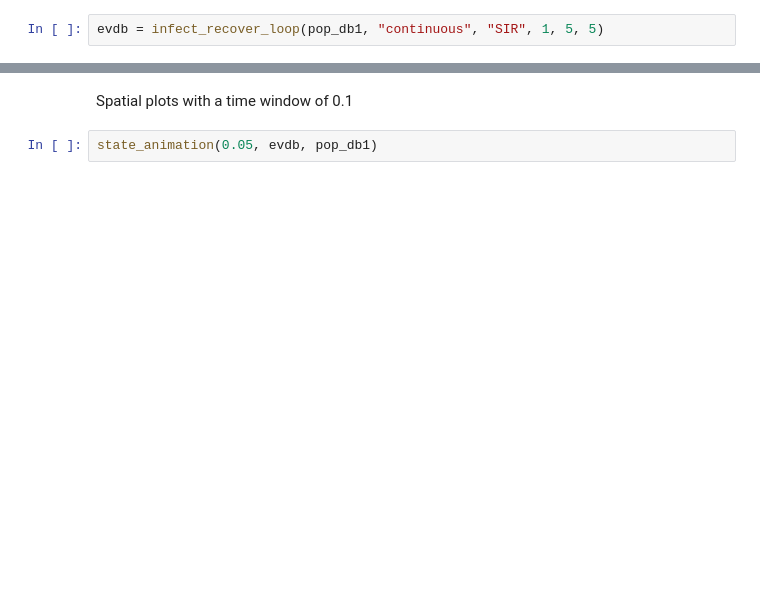
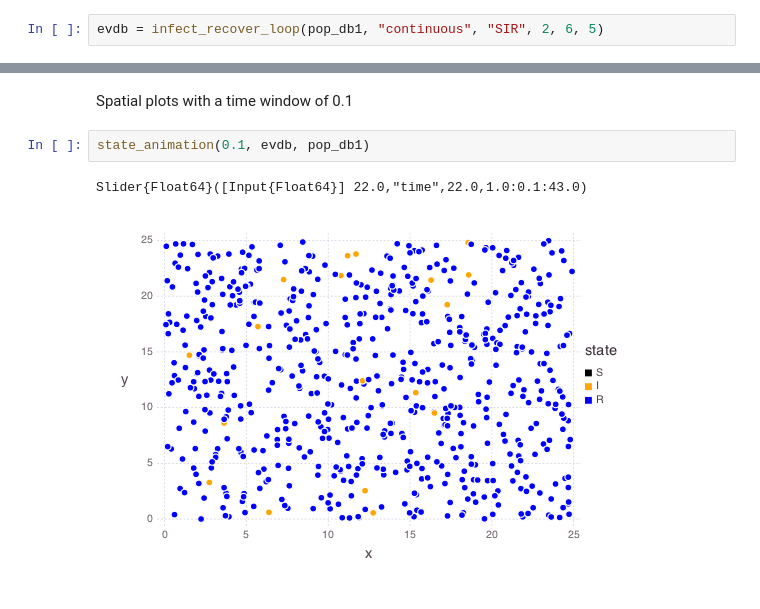
Before and after one commit to jangevaare/ILMs.jl, a Jupyter notebook: example_continuous_SIR.ipynb, the cells around one changed output, grey strips where cells are left out. Cells and saved outputs as stored; diff of their text form; blank space fills up the shorter version.

```diff
--- a/example_continuous_SIR.ipynb
+++ b/example_continuous_SIR.ipynb
@@ -13,2 +30,2 @@ Generate the initial infection and propagate infection through population (SIR m
 # %%
-evdb = infect_recover_loop(pop_db1, "continuous", "SIR", 1, 5, 5)
+evdb = infect_recover_loop(pop_db1, "continuous", "SIR", 2, 6, 5)
@@ -24,4 +65,7 @@ plot(evseries, x="time", y="R", Geom.line)
 # %% [markdown]
 Spatial plots with a time window of 0.1
 # %%
-state_animation(0.05, evdb, pop_db1)
+state_animation(0.1, evdb, pop_db1)
+# %% [output]
+Slider{Float64}([Input{Float64}] 22.0,"time",22.0,1.0:0.1:43.0)
+[figure, added]
```
Also changed, not shown: parts of 6 cells of this notebook, 1 other file.
